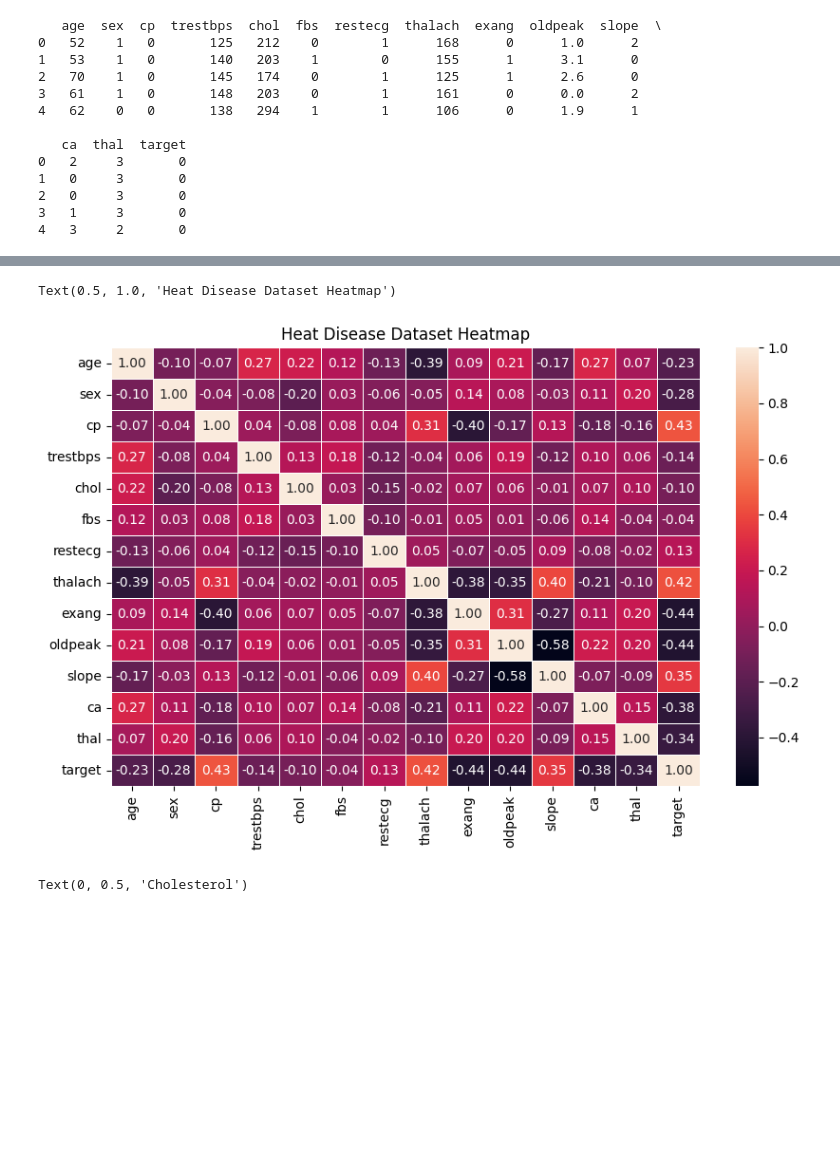
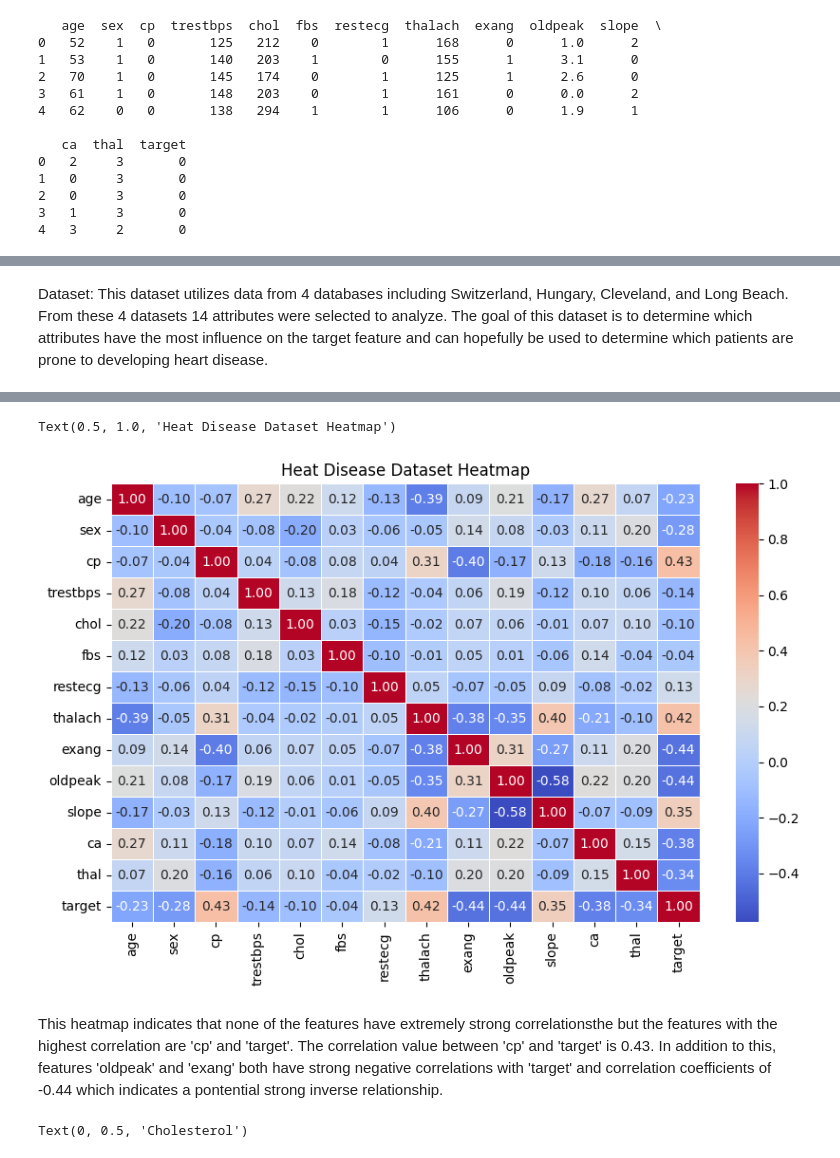
Before and after one commit to els246/2025-spring-B2, a Jupyter notebook: OMDS-ModB2-Week9-Stiller-Emma.ipynb, the cells around one changed output, grey strips where cells are left out. Saved outputs shown, nothing was run; the diff lists cells and outputs as text; code cells hidden in the pictures; blank space fills up the shorter version.

```diff
--- a/OMDS-ModB2-Week9-Stiller-Emma.ipynb
+++ b/OMDS-ModB2-Week9-Stiller-Emma.ipynb
@@ -82,3 +112,5 @@ print(df.head())
+# %% [markdown]
+Dataset: This dataset utilizes data from 4 databases including Switzerland, Hungary, Cleveland, and Long Beach. From these 4 datasets 14 attributes were selected to analyze. The goal of this dataset is to determine which attributes have the most influence on the target feature and can hopefully be used to determine which patients are prone to developing heart disease.
 # %%
 # correlation matrix
 corr_matrix = df.corr()
@@ -104,12 +136,14 @@ target   -0.337838  1.000000
 # %%
 # heatmap of features
 import seaborn as sns
 plt.figure(figsize=(10,6))
-sns.heatmap(corr_matrix, annot=True, fmt='.2f', linewidth = 0.5)
+sns.heatmap(corr_matrix, cmap='coolwarm', annot=True, fmt='.2f', linewidth = 0.5)
 plt.title('Heat Disease Dataset Heatmap')
 # %% [output]
 Text(0.5, 1.0, 'Heat Disease Dataset Heatmap')
-[figure, old version]
+[figure, new version]
+# %% [markdown]
+This heatmap indicates that none of the features have extremely strong correlationsthe but the features with the highest correlation are 'cp' and 'target'. The correlation value between 'cp' and 'target' is 0.43. In addition to this, features 'oldpeak' and 'exang' both have strong negative correlations with 'target' and correlation coefficients of -0.44 which indicates a pontential strong inverse relationship.
 # %%
 # bubble plot of age vs cholesterol with size = 'target'
 
```
Also changed, not shown: parts of 8 cells of this notebook.
